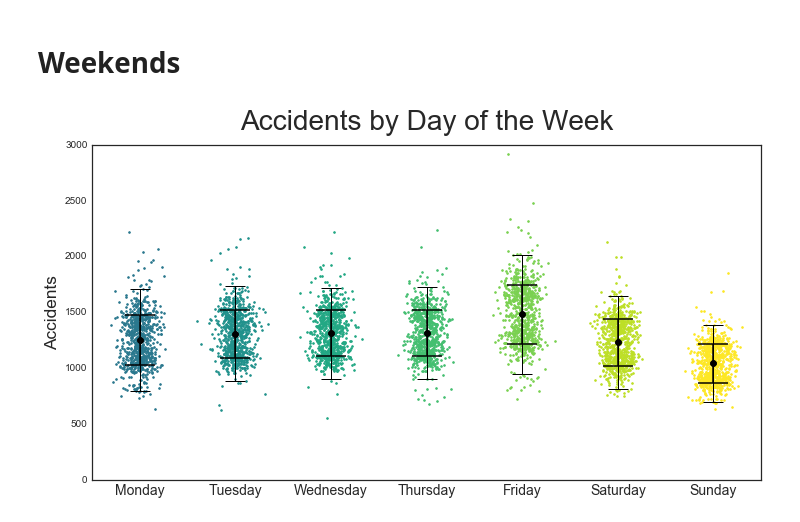
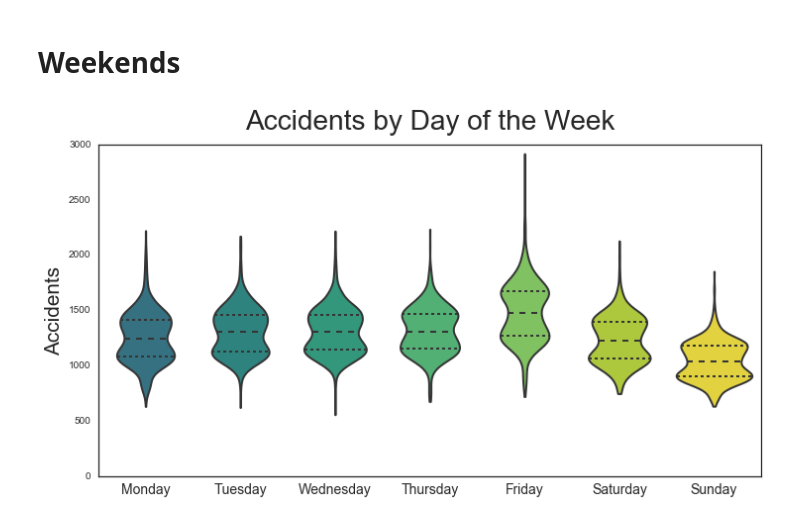
Before and after one commit to agude/agude.github.io, a Jupyter notebook: files/switrs-accidents-by-date/SWITRS Crash Dates.ipynb, the cells around one changed output. Drawn from its saved outputs; the diff is of its cells as text; code cells hidden in the pictures.

Commit message:
Update plots for 2016-12-02-switrs_crashes_by_date

```diff
--- a/files/switrs_accidents_by_date/SWITRS Crash Dates.ipynb
+++ b/files/switrs-accidents-by-date/SWITRS Crash Dates.ipynb
@@ -212,7 +214,5 @@ plt.show()
 # Count accidents per day, and then reset the index so we can pivot on the index
 DOW_COL = "DOW"
 
-dow = df.groupby(DATE_COL).count()
-dow[DOW_COL] = dow.index.dayofweek
-dow = dow.reset_index()
-pivoted_dow = dow.pivot(index=DATE_COL, columns=DOW_COL, values=CRASH_COL)
+df_dow = df[[DATE_COL, DOW_COL, "Crashes"]].groupby([DATE_COL, DOW_COL]).count()
+df_dow = df_dow.reset_index()
@@ -232,36 +219,38 @@ for col in pivoted_dow:
 # %%
-import matplotlib.cm as cm
+import seaborn as sns
 
-colors = cm.viridis(np.linspace(0.4, 1, 7))
-for col, color in zip(points, colors):
-    x = points[col]['x']
-    y = points[col]['y']
-    plt.scatter(x, y, marker=".", color=color, s=10)
-
-# Plot the error boars
-means = pivoted_dow.mean()
-std = pivoted_dow.std()
-
-plt.errorbar(np.arange(7), means, std, fmt='ok', lw=1.5, capthick=1.5, capsize=15)
-plt.errorbar(np.arange(7), means, std*2, fmt='ok', lw=1, capthick=1, capsize=10)
+# Set plotting style
+plt.style.use('seaborn-white')
 
 # Set plot size
 fig = plt.gcf()
 fig.set_size_inches(12, 6)
+
+colors = cm.viridis(np.linspace(0.4, 1, 7))
+ax = sns.violinplot(
+    x="DOW",
+    y="Crashes",
+    data=df_dow,
+    linewidth=2,
+    cut=0,
+    inner="quartile",
+    palette=colors,
+)
 
 # Set plot title
 plt.title('Accidents by Day of the Week', y=1.03, size=28)
 
 # Set Y and X range
 plt.gca().set_ylim([0, 3000])
-plt.gca().set_xlim([-0.5, 6.5])
+#plt.gca().set_xlim([-0.5, 6.5])
 plt.ylabel("Accidents", fontsize=FONTSIZE)
+plt.xlabel("")
 
 # Set X tick labels
-plt.xticks(np.arange(7), ["Monday", "Tuesday", "Wednesday", "Thursday", "Friday", "Saturday", "Sunday"], size=14)
+ax.set_xticklabels(["Monday", "Tuesday", "Wednesday", "Thursday", "Friday", "Saturday", "Sunday"], size=14)
 
 plt.savefig("/tmp/accidents_by_day_of_the_week.png", bbox_inches='tight')
 plt.savefig("/tmp/accidents_by_day_of_the_week.svg", bbox_inches='tight')
 plt.show()
 # %% [output]
-[figure, old version]
+[figure, new version]
```
Also changed, not shown: parts of 2 cells of this notebook, 6 other files.
